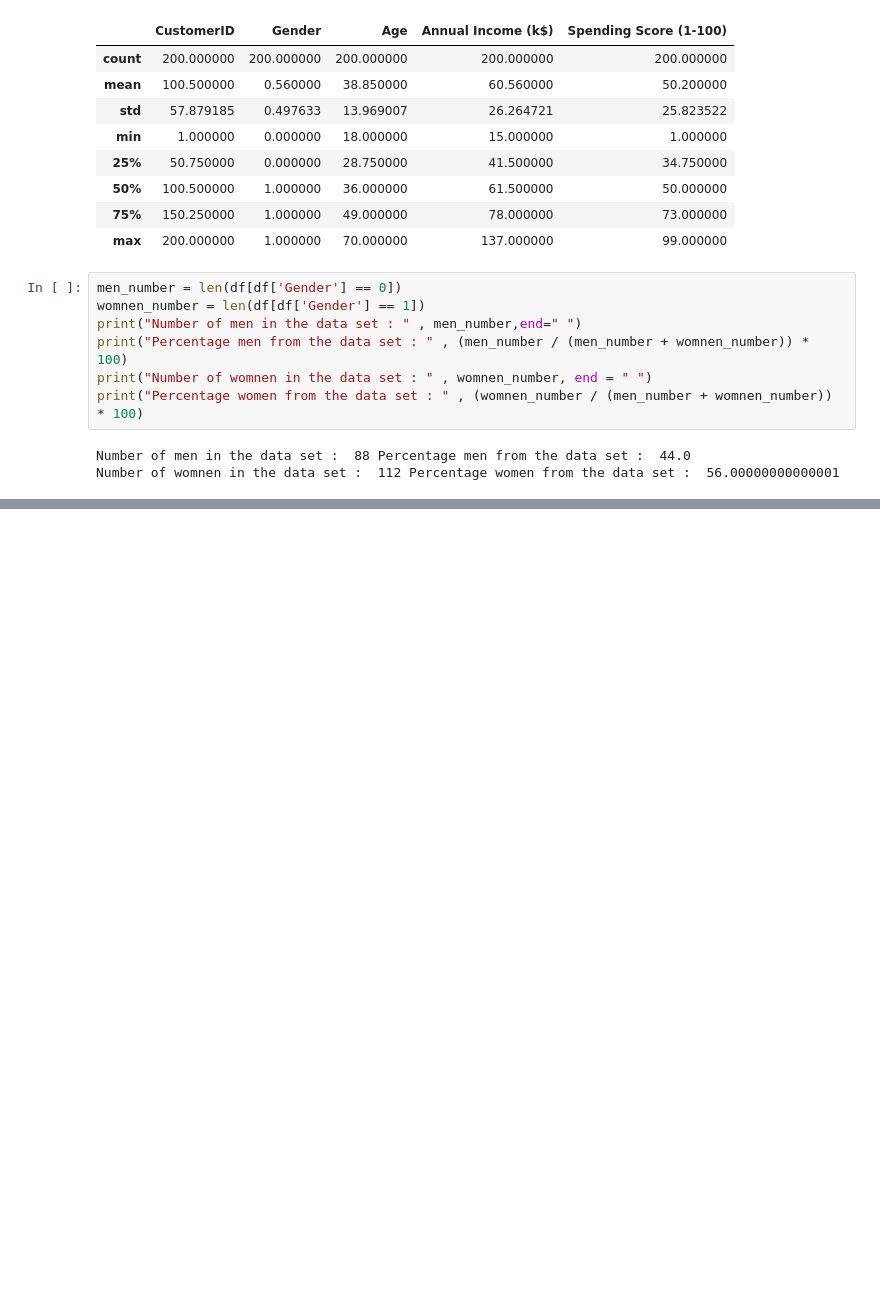
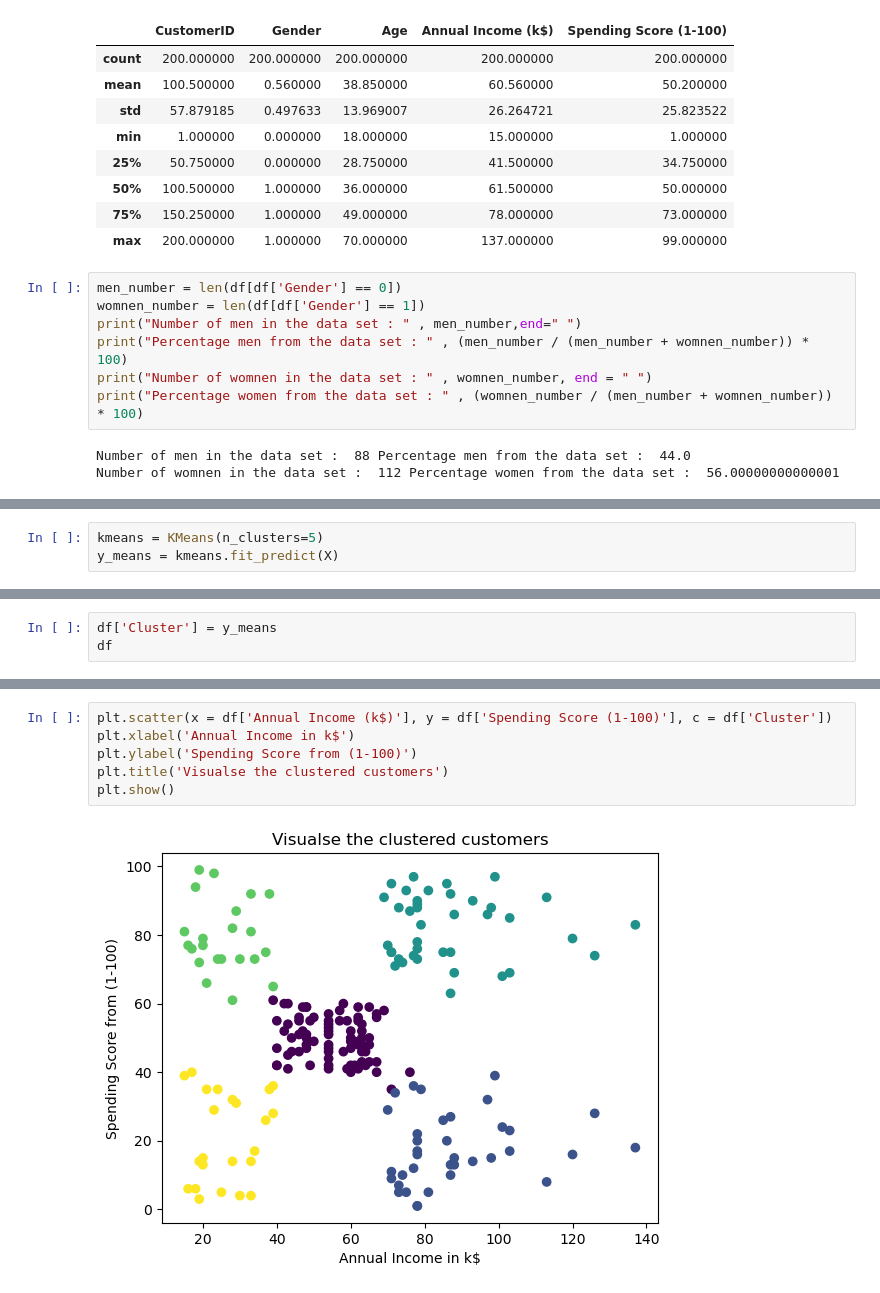
Before and after one commit to sakh-ML/Proojj, a Jupyter notebook: ML/MallCustomer.ipynb, the cells around one changed output, grey strips where cells are left out. Cells and saved outputs as stored; diff of their text form; blank space fills up the shorter version.

Commit message:
mall customer was modifed

```diff
--- a/ML/MallCustomer.ipynb
+++ b/ML/MallCustomer.ipynb
@@ -83,0 +142,3 @@ len(df[df['Spending Score (1-100)'] > 90]['Gender'])
+# %%
+kmeans = KMeans(n_clusters=5)
+y_means = kmeans.fit_predict(X)
@@ -83,0 +158,3 @@ len(df[df['Spending Score (1-100)'] > 90]['Gender'])
+# %%
+df['Cluster'] = y_means
+df
@@ -83,0 +175,8 @@ len(df[df['Spending Score (1-100)'] > 90]['Gender'])
+# %%
+plt.scatter(x = df['Annual Income (k$)'], y = df['Spending Score (1-100)'], c = df['Cluster'])
+plt.xlabel('Annual Income in k$')
+plt.ylabel('Spending Score from (1-100)')
+plt.title('Visualse the clustered customers')
+plt.show()
+# %% [output]
+[figure, added]
```
Also changed, not shown: parts of 10 cells of this notebook.
